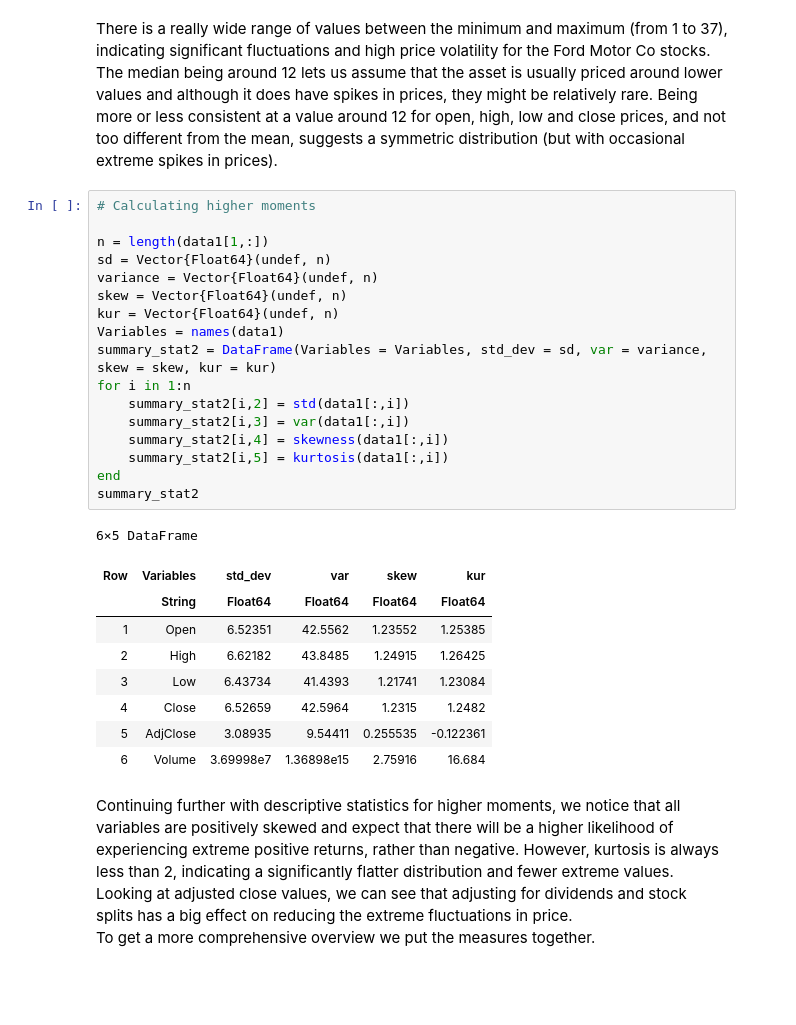
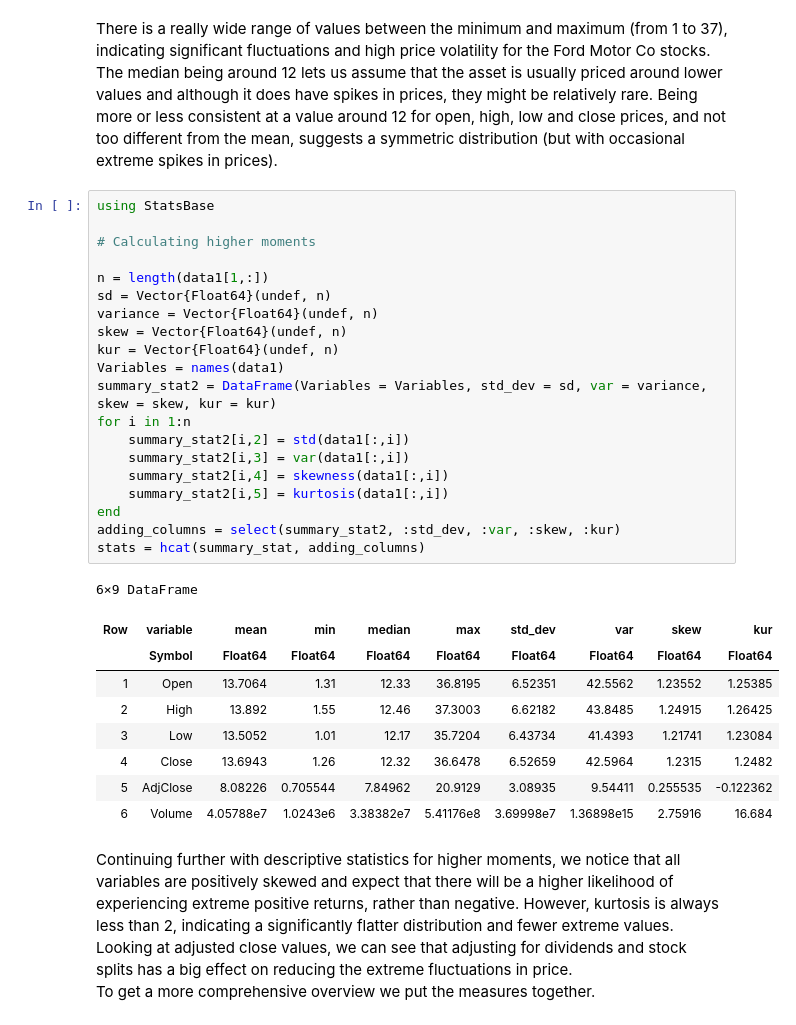
Before and after one commit to aidahodzc/Project-1, a Jupyter notebook: Part A.ipynb, the cells around one changed output. Drawn from its saved outputs; the diff is of its cells as text; blank space fills up the shorter version.

```diff
--- a/Part A.ipynb
+++ b/Part A.ipynb
@@ -130,32 +86,35 @@ summary_stat = select(summary_stat, 1:5)
 # %% [markdown]
 There is a really wide range of values between the minimum and maximum (from 1 to 37), indicating significant fluctuations and high price volatility for the Ford Motor Co stocks. The median being around 12 lets us assume that the asset is usually priced around lower values and although it does have spikes in prices, they might be relatively rare. Being more or less consistent at a value around 12 for open, high, low and close prices, and not too different from the mean, suggests a symmetric distribution (but with occasional extreme spikes in prices).
 # %%
+using StatsBase
+
 # Calculating higher moments
 
 n = length(data1[1,:])
 sd = Vector{Float64}(undef, n)
 variance = Vector{Float64}(undef, n)
 skew = Vector{Float64}(undef, n)
 kur = Vector{Float64}(undef, n)
 Variables = names(data1)
 summary_stat2 = DataFrame(Variables = Variables, std_dev = sd, var = variance, skew = skew, kur = kur)
 for i in 1:n
     summary_stat2[i,2] = std(data1[:,i])
     summary_stat2[i,3] = var(data1[:,i])
     summary_stat2[i,4] = skewness(data1[:,i])
     summary_stat2[i,5] = kurtosis(data1[:,i])
 end
-summary_stat2
+adding_columns = select(summary_stat2, :std_dev, :var, :skew, :kur)
+stats = hcat(summary_stat, adding_columns)
 # %% [output]
-6×5 DataFrame
+6×9 DataFrame
-| Row | Variables | std_dev | var | skew | kur |
-|  | String | Float64 | Float64 | Float64 | Float64 |
-| 1 | Open | 6.52351 | 42.5562 | 1.23552 | 1.25385 |
-| 2 | High | 6.62182 | 43.8485 | 1.24915 | 1.26425 |
-| 3 | Low | 6.43734 | 41.4393 | 1.21741 | 1.23084 |
-| 4 | Close | 6.52659 | 42.5964 | 1.2315 | 1.2482 |
-| 5 | AdjClose | 3.08935 | 9.54411 | 0.255535 | -0.122361 |
-| 6 | Volume | 3.69998e7 | 1.36898e15 | 2.75916 | 16.684 |
+| Row | variable | mean | min | median | max | std_dev | var | skew | kur |
+|  | Symbol | Float64 | Float64 | Float64 | Float64 | Float64 | Float64 | Float64 | Float64 |
+| 1 | Open | 13.7064 | 1.31 | 12.33 | 36.8195 | 6.52351 | 42.5562 | 1.23552 | 1.25385 |
+| 2 | High | 13.892 | 1.55 | 12.46 | 37.3003 | 6.62182 | 43.8485 | 1.24915 | 1.26425 |
+| 3 | Low | 13.5052 | 1.01 | 12.17 | 35.7204 | 6.43734 | 41.4393 | 1.21741 | 1.23084 |
+| 4 | Close | 13.6943 | 1.26 | 12.32 | 36.6478 | 6.52659 | 42.5964 | 1.2315 | 1.2482 |
+| 5 | AdjClose | 8.08226 | 0.705544 | 7.84962 | 20.9129 | 3.08935 | 9.54411 | 0.255535 | -0.122362 |
+| 6 | Volume | 4.05788e7 | 1.0243e6 | 3.38382e7 | 5.41176e8 | 3.69998e7 | 1.36898e15 | 2.75916 | 16.684 |
 # %% [markdown]
 Continuing further with descriptive statistics for higher moments, we notice that all variables are positively skewed and expect that there will be a higher likelihood of experiencing extreme positive returns, rather than negative. However, kurtosis is always less than 2, indicating a significantly flatter distribution and fewer extreme values. Looking at adjusted close values, we can see that adjusting for dividends and stock splits has a big effect on reducing the extreme fluctuations in price.
 To get a more comprehensive overview we put the measures together.
```
Also changed, not shown: parts of 34 cells of this notebook, 6 other files.
